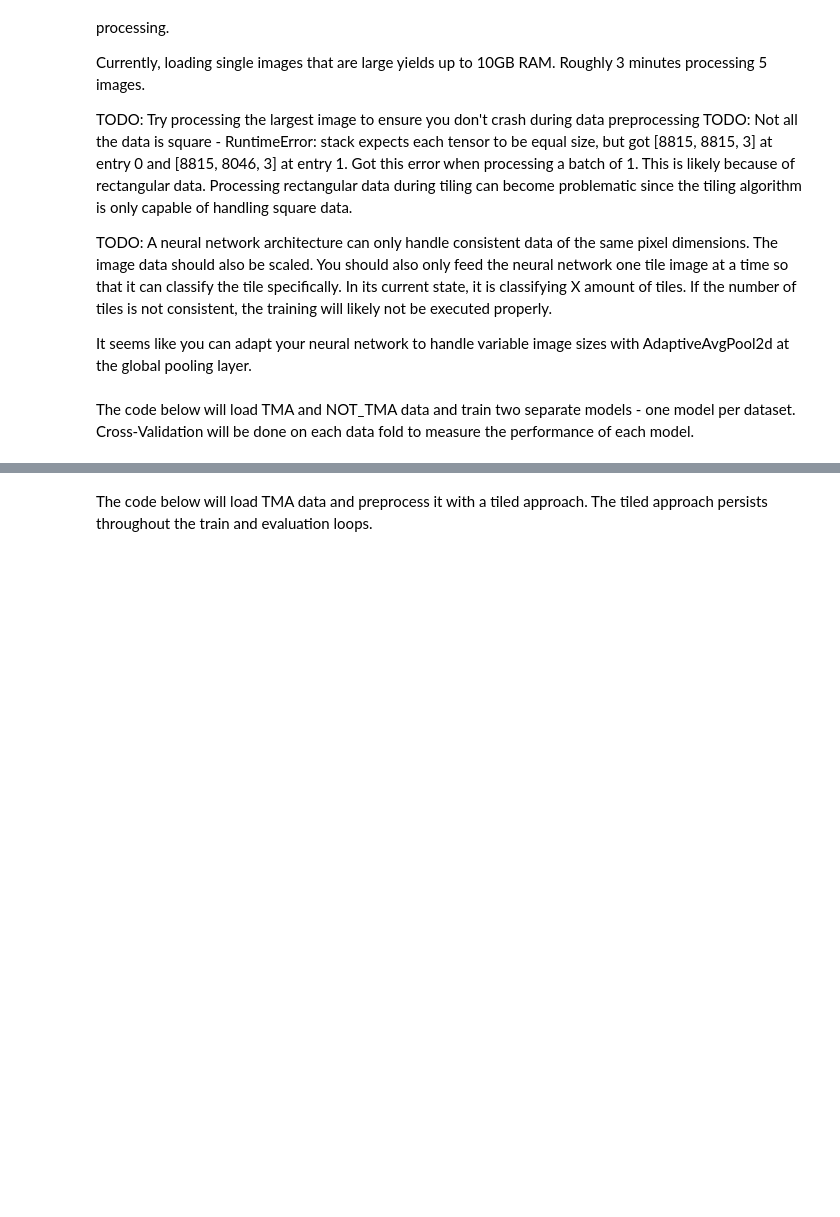
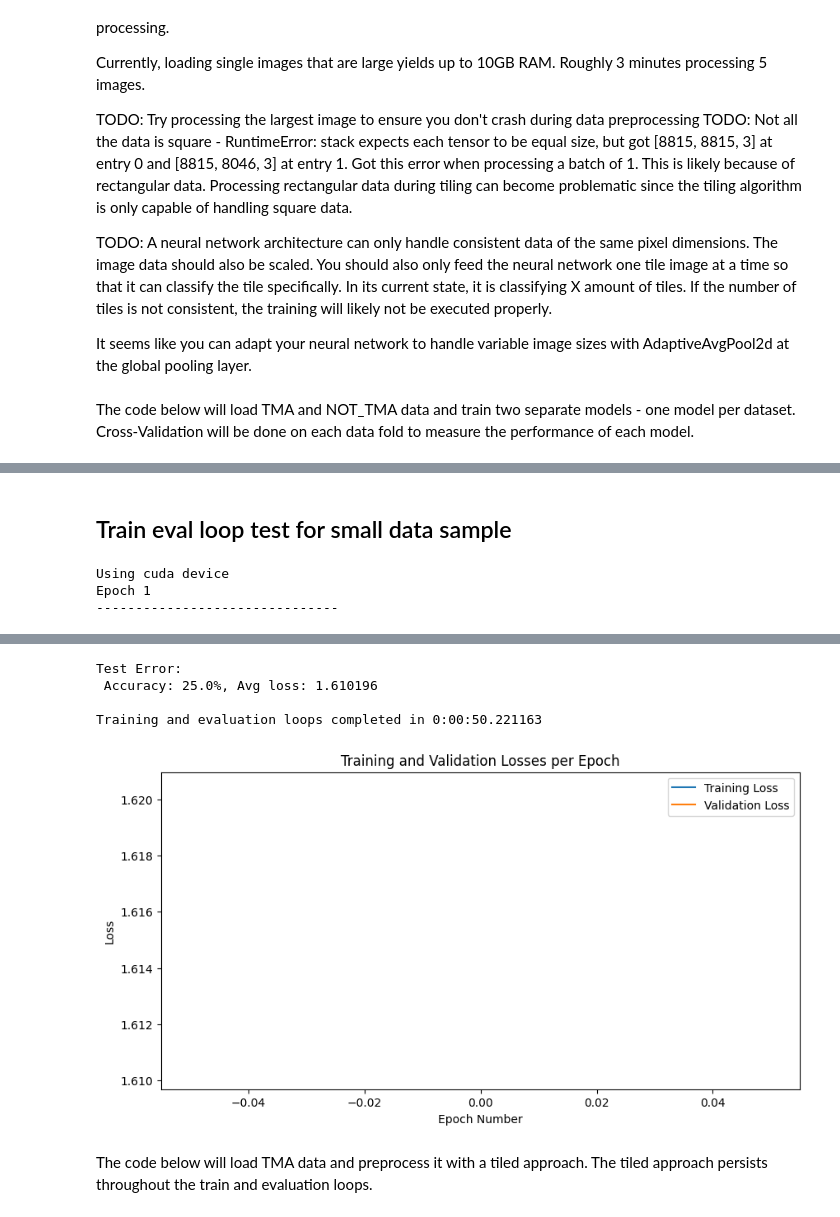
Before and after one commit to r0kit-sec/UBCOCEAN, a Jupyter notebook: train.ipynb, the cells around one changed output, grey strips where cells are left out. Drawn from its saved outputs; the diff is of its cells as text; code cells hidden in the pictures; blank space fills up the shorter version.

```diff
--- a/train.ipynb
+++ b/train.ipynb
@@ -1216,0 +1260,36 @@ Training and evaluation loops completed in 0:01:10.753846
+# %% [markdown]
+## Train eval loop test for small data sample
+# %%
+# Load the data
+zip_file_path = 'input/UBC-OCEAN.zip'
+csv_file_name = 'train.csv'
+df_train = read_train_csv(zip_file_path, csv_file_name)
+
+# Split the training data into is_tma and not_tma
+# df_train_is_tma = df_train[df_train['is_tma']]
+df_train_not_tma = df_train[~df_train['is_tma']]
+
+# Number of rows you want to sample
+N = 20
+
+# Column to stratify by
+stratify_col_name = 'label'
+
+# Calculate the number of samples from each category
+n_samples = N // df_train_not_tma[stratify_col_name].nunique()
+
+# Function to get n samples from each category
+def stratified_sample(group):
+    return group.sample(n=min(n_samples, len(group)))
+
+# Get the stratified sample
+stratified_df = df_train_not_tma.groupby(stratify_col_name, group_keys=False).apply(stratified_sample)
+
+# If you specifically need N rows and N is not a multiple of the number of categories,
+# you may need to adjust the samples from the last few categories to reach the total of N.
+stratified_df.head()
+train_eval(stratified_df)
+# %% [output]
+Using cuda device
+Epoch 1
+-------------------------------
@@ -1217,3 +1297,8 @@ Training and evaluation loops completed in 0:01:10.753846
+Test Error:
+ Accuracy: 25.0%, Avg loss: 1.610196
+
+Training and evaluation loops completed in 0:00:50.221163
+[figure, added]
 # %% [markdown]
 The code below will load TMA data and preprocess it with a tiled approach. The tiled approach persists throughout the train and evaluation loops.
 # %%
```
Also changed, not shown: parts of 6 cells of this notebook.
